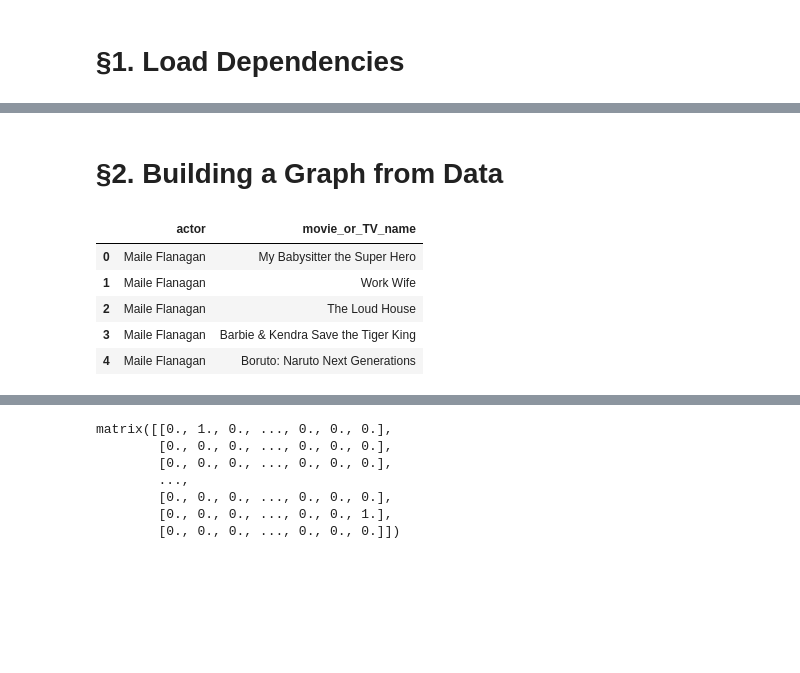
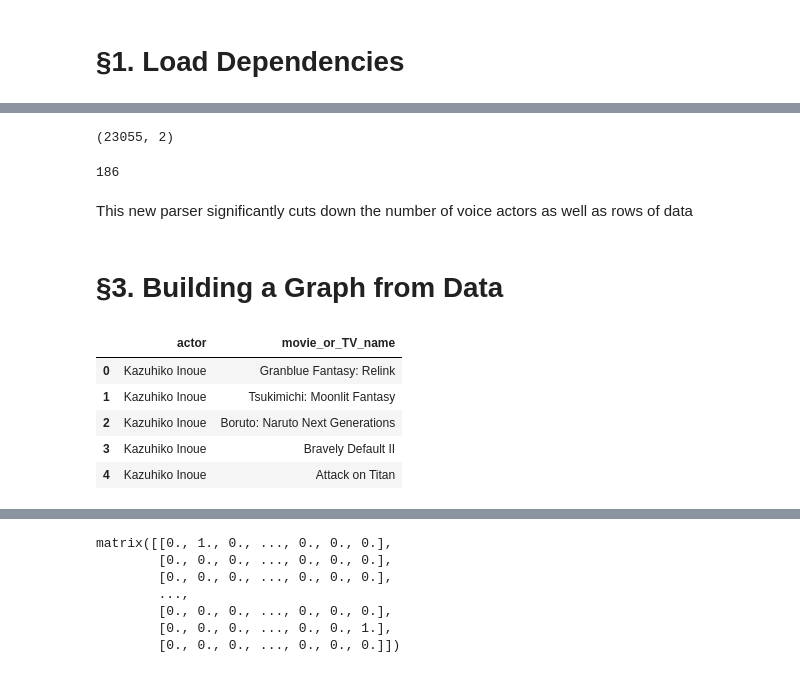
Before and after one commit to qianzach/PIC16B_Project, a Jupyter notebook: Test.ipynb, the cells around one changed output, grey strips where cells are left out. Cells and saved outputs as stored; diff of their text form; code cells hidden in the pictures; blank space fills up the shorter version.

```diff
--- a/Test.ipynb
+++ b/Test.ipynb
@@ -8,15 +85,26 @@ import matplotlib.pyplot as plt
+# %%
+df.shape
+# %% [output]
+(23055, 2)
+# %%
+# Number of unique voice actors
+len(df.actor.unique())
+# %% [output]
+186
+# %% [markdown]
+This new parser significantly cuts down the number of voice actors as well as rows of data
 # %% [markdown]
-# §2. Building a Graph from Data
+# §3. Building a Graph from Data
 # %%
 # Run web scraper on imdb site to get voice actor - anime relations
 # Data = List of directed edges
-url = "web_scraper/results.csv"
+url = "web_scraper/new_results.csv"
 df = pd.read_csv(url)
 df.head()
 # %% [output]
 |  | actor | movie_or_TV_name |
-| 0 | Maile Flanagan | My Babysitter the Super Hero |
-| 1 | Maile Flanagan | Work Wife |
-| 2 | Maile Flanagan | The Loud House |
-| 3 | Maile Flanagan | Barbie & Kendra Save the Tiger King |
-| 4 | Maile Flanagan | Boruto: Naruto Next Generations |
+| 0 | Kazuhiko Inoue | Granblue Fantasy: Relink |
+| 1 | Kazuhiko Inoue | Tsukimichi: Moonlit Fantasy |
+| 2 | Kazuhiko Inoue | Boruto: Naruto Next Generations |
+| 3 | Kazuhiko Inoue | Bravely Default II |
+| 4 | Kazuhiko Inoue | Attack on Titan |
```
Also changed, not shown: parts of 16 cells of this notebook.
